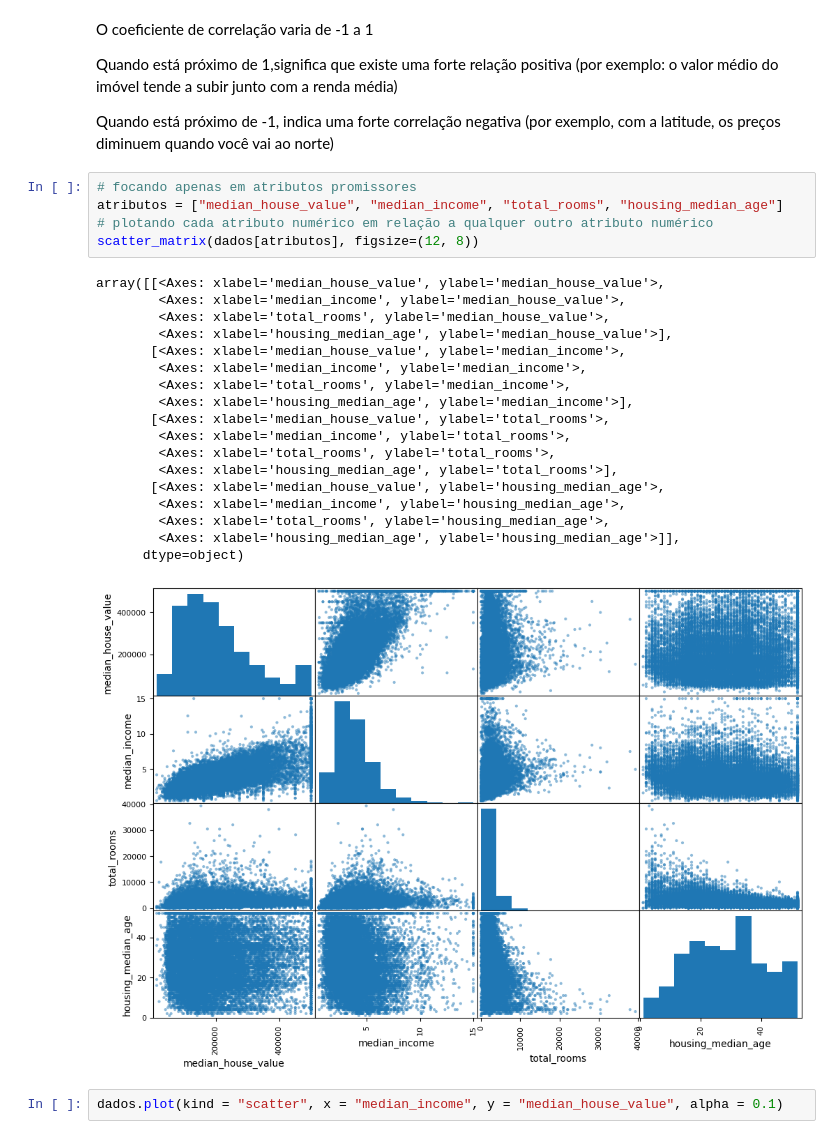
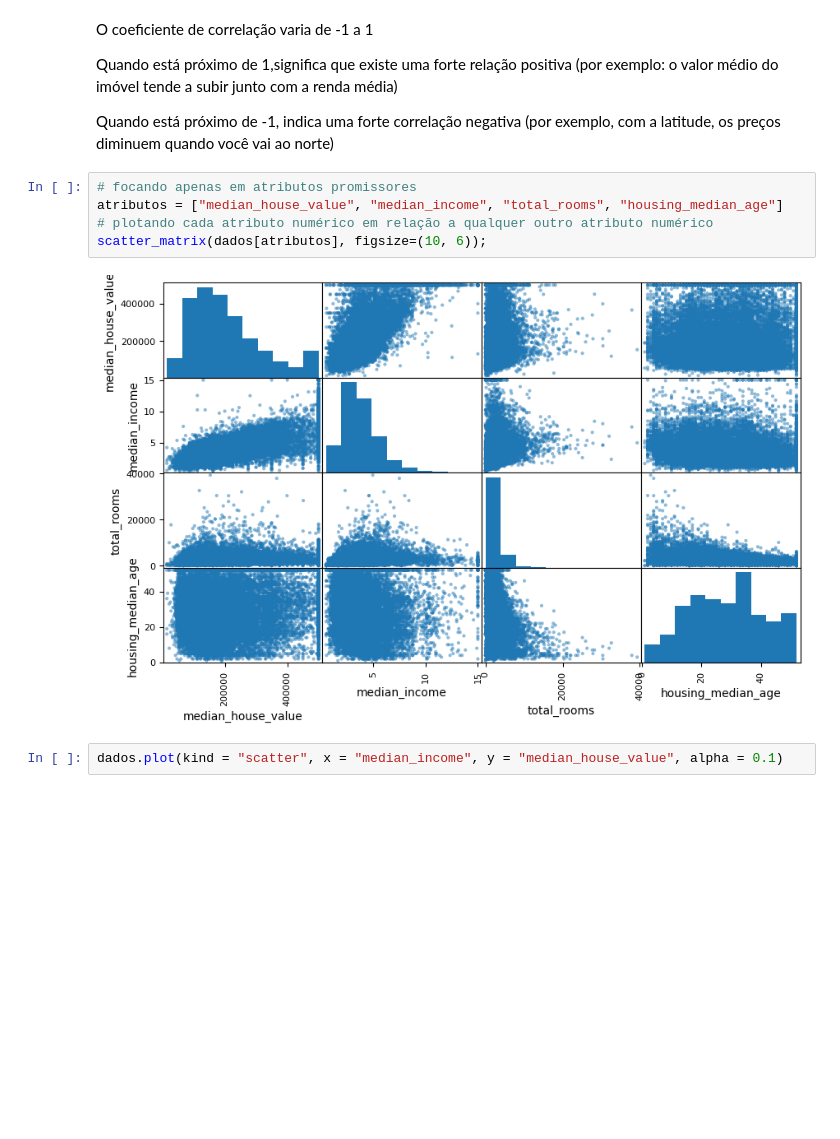
Before and after one commit to isismeira/modelo_precificador_imoveis, a Jupyter notebook: modelo_precificador_de_imoveis.ipynb, the cells around one changed output. Drawn from its saved outputs; the diff is of its cells as text; blank space fills up the shorter version.

```diff
--- a/modelo_precificador_de_imoveis.ipynb
+++ b/modelo_precificador_de_imoveis.ipynb
@@ -272,27 +271,10 @@ Quando está próximo de -1, indica uma forte correlação negativa (por exemplo
 # %%
 # focando apenas em atributos promissores
 atributos = ["median_house_value", "median_income", "total_rooms", "housing_median_age"]
 # plotando cada atributo numérico em relação a qualquer outro atributo numérico
-scatter_matrix(dados[atributos], figsize=(12, 8))
+scatter_matrix(dados[atributos], figsize=(10, 6));
 # %% [output]
-array([[<Axes: xlabel='median_house_value', ylabel='median_house_value'>,
-        <Axes: xlabel='median_income', ylabel='median_house_value'>,
-        <Axes: xlabel='total_rooms', ylabel='median_house_value'>,
-        <Axes: xlabel='housing_median_age', ylabel='median_house_value'>],
-       [<Axes: xlabel='median_house_value', ylabel='median_income'>,
-        <Axes: xlabel='median_income', ylabel='median_income'>,
-        <Axes: xlabel='total_rooms', ylabel='median_income'>,
-        <Axes: xlabel='housing_median_age', ylabel='median_income'>],
-       [<Axes: xlabel='median_house_value', ylabel='total_rooms'>,
-        <Axes: xlabel='median_income', ylabel='total_rooms'>,
-        <Axes: xlabel='total_rooms', ylabel='total_rooms'>,
-        <Axes: xlabel='housing_median_age', ylabel='total_rooms'>],
-       [<Axes: xlabel='median_house_value', ylabel='housing_median_age'>,
-        <Axes: xlabel='median_income', ylabel='housing_median_age'>,
-        <Axes: xlabel='total_rooms', ylabel='housing_median_age'>,
-        <Axes: xlabel='housing_median_age', ylabel='housing_median_age'>]],
-      dtype=object)
-[figure, old version]
+[figure, new version]
 # %%
 dados.plot(kind = "scatter", x = "median_income", y = "median_house_value", alpha = 0.1)
 # %% [output]
```
Also changed, not shown: parts of 41 cells of this notebook.
